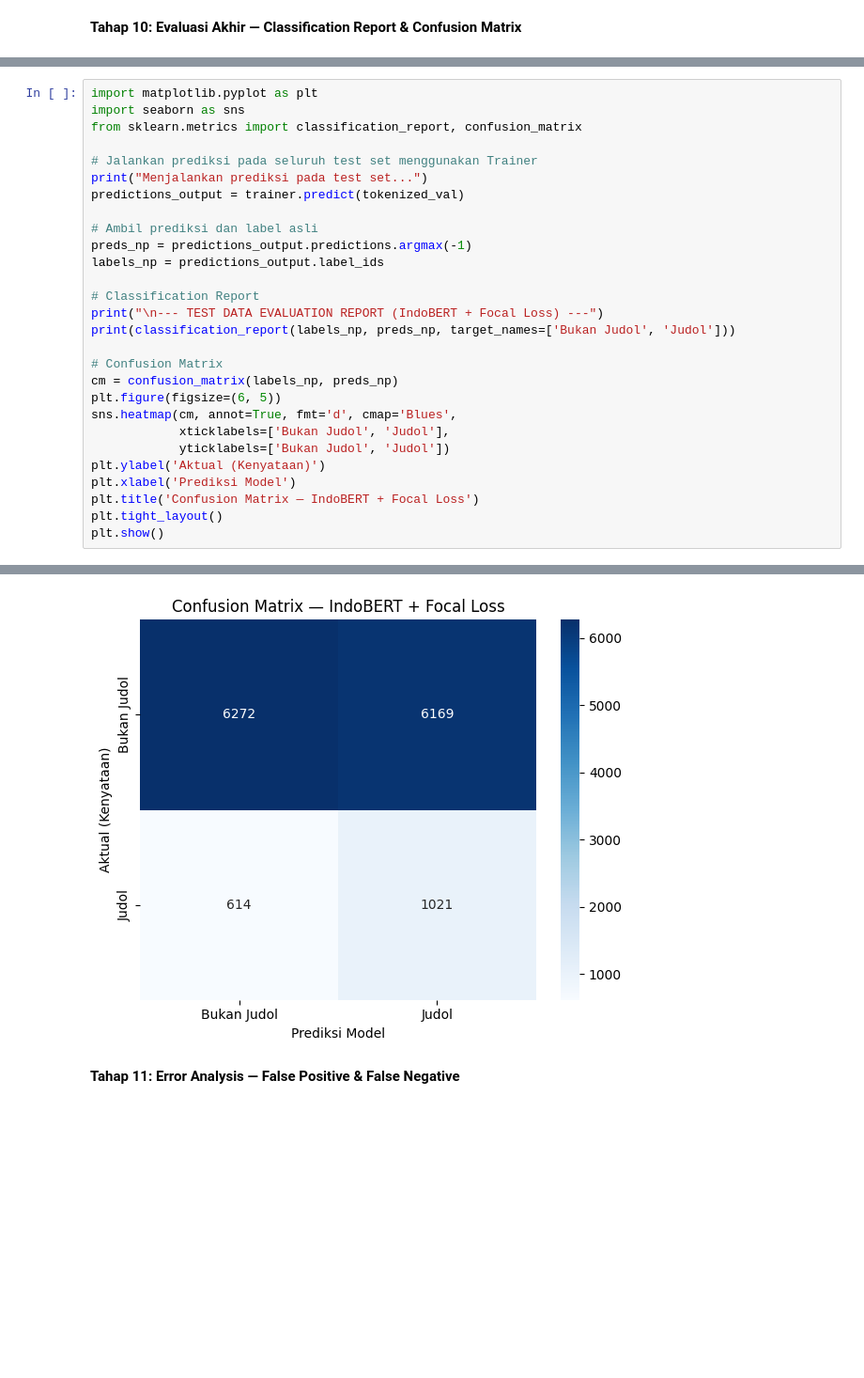
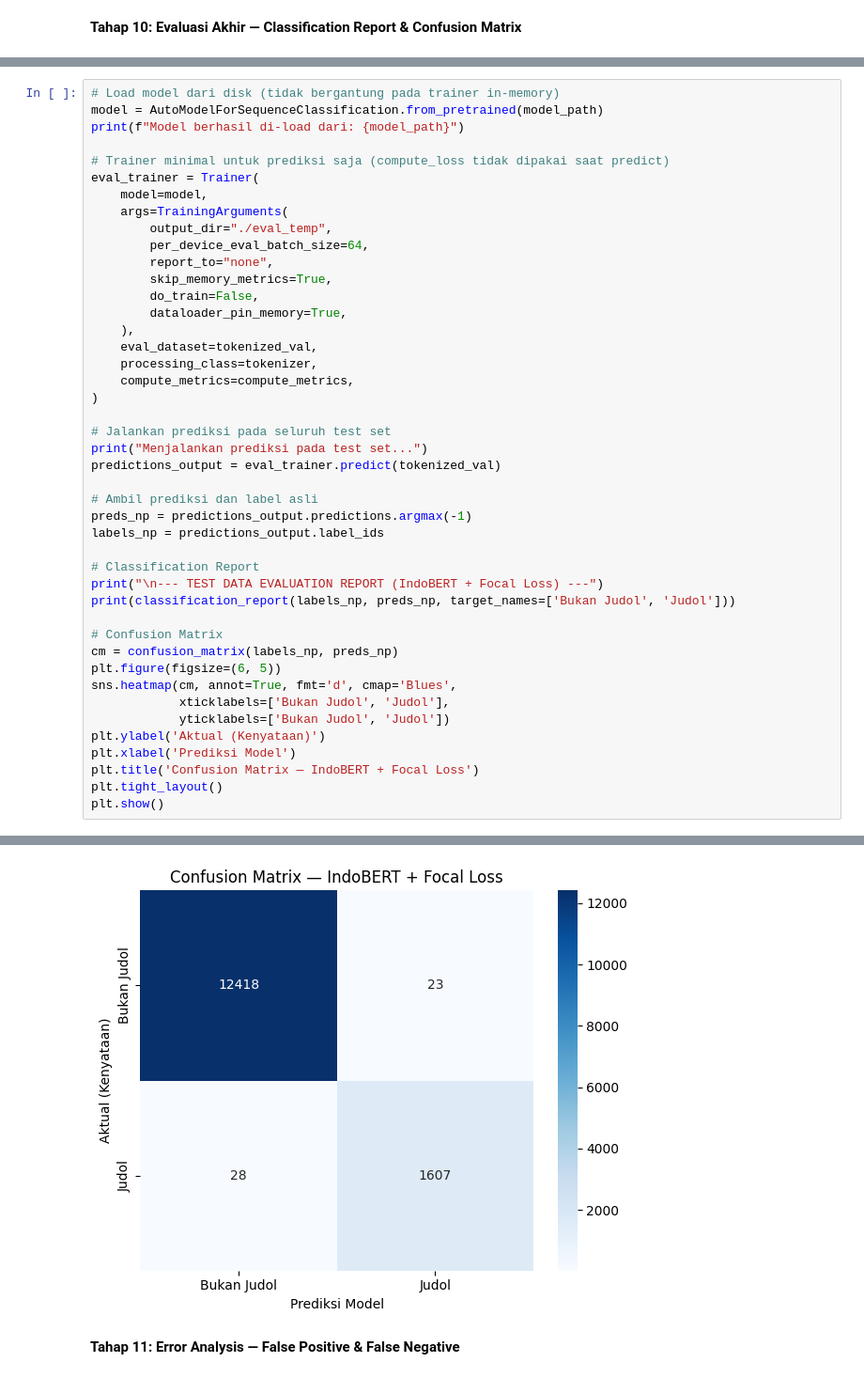
Before and after one commit to jeebrielibr/NLP-Final-Project, a Jupyter notebook: Notebook/IndoBERT_focal.ipynb, the cells around one changed output, grey strips where cells are left out. Shown at 94% size. Drawn from its saved outputs; the diff is of its cells as text; blank space fills up the shorter version.

```diff
--- a/Notebook/IndoBERT_focal.ipynb
+++ b/Notebook/IndoBERT_focal.ipynb
@@ -266,11 +275,27 @@ Prediksi: BUKAN_JUDOL (Confidence: 0.9688)
 # %%
-import matplotlib.pyplot as plt
-import seaborn as sns
-from sklearn.metrics import classification_report, confusion_matrix
+# Load model dari disk (tidak bergantung pada trainer in-memory)
+model = AutoModelForSequenceClassification.from_pretrained(model_path)
+print(f"Model berhasil di-load dari: {model_path}")
 
-# Jalankan prediksi pada seluruh test set menggunakan Trainer
+# Trainer minimal untuk prediksi saja (compute_loss tidak dipakai saat predict)
+eval_trainer = Trainer(
+    model=model,
+    args=TrainingArguments(
+        output_dir="./eval_temp",
+        per_device_eval_batch_size=64,
+        report_to="none",
+        skip_memory_metrics=True,
+        do_train=False,
+        dataloader_pin_memory=True,
+    ),
+    eval_dataset=tokenized_val,
+    processing_class=tokenizer,
+    compute_metrics=compute_metrics,
+)
+
+# Jalankan prediksi pada seluruh test set
 print("Menjalankan prediksi pada test set...")
-predictions_output = trainer.predict(tokenized_val)
+predictions_output = eval_trainer.predict(tokenized_val)
 
 # Ambil prediksi dan label asli
 preds_np = predictions_output.predictions.argmax(-1)
@@ -306,4 +332,4 @@ weighted avg       0.82      0.52      0.60     14076
-[figure, old version]
+[figure, new version]
 # %% [markdown]
 **Tahap 11: Error Analysis — False Positive & False Negative**
 # %%
```
Also changed, not shown: parts of 5 cells of this notebook, 2 other files.
